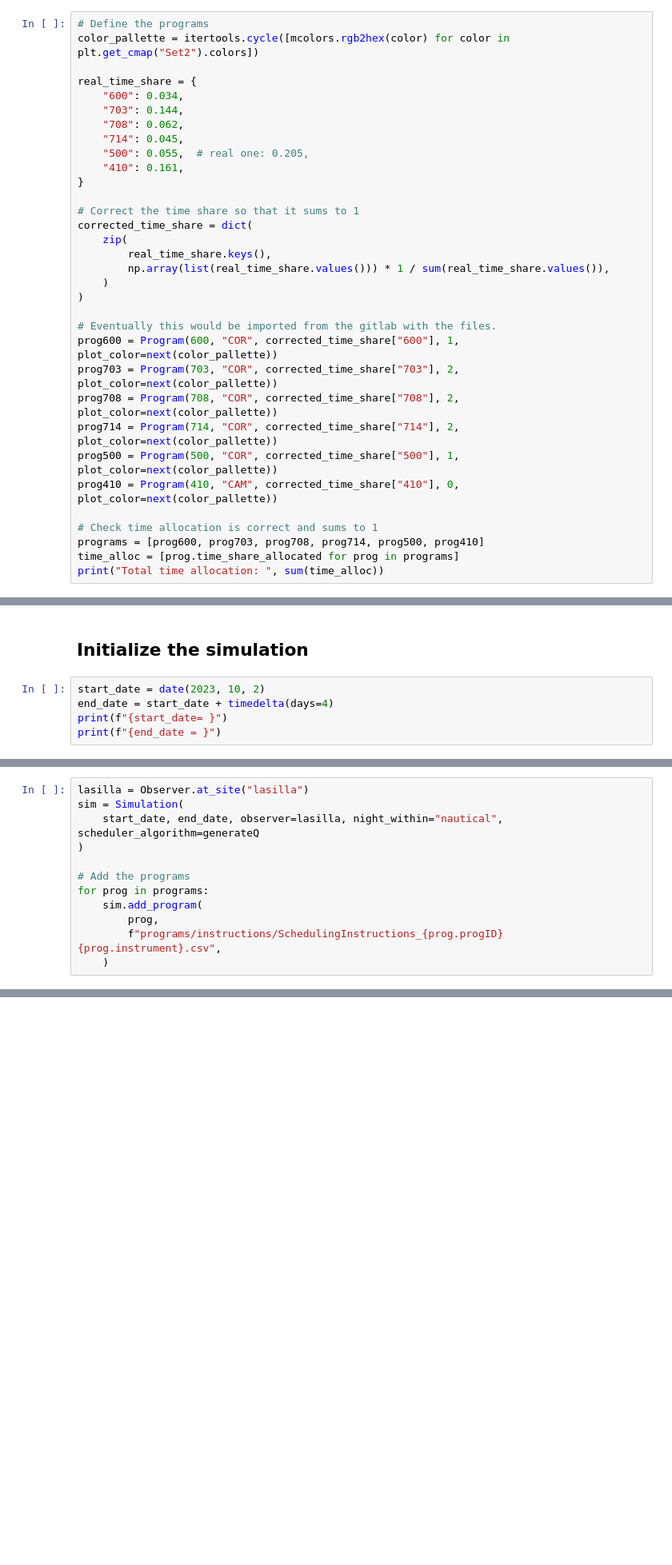
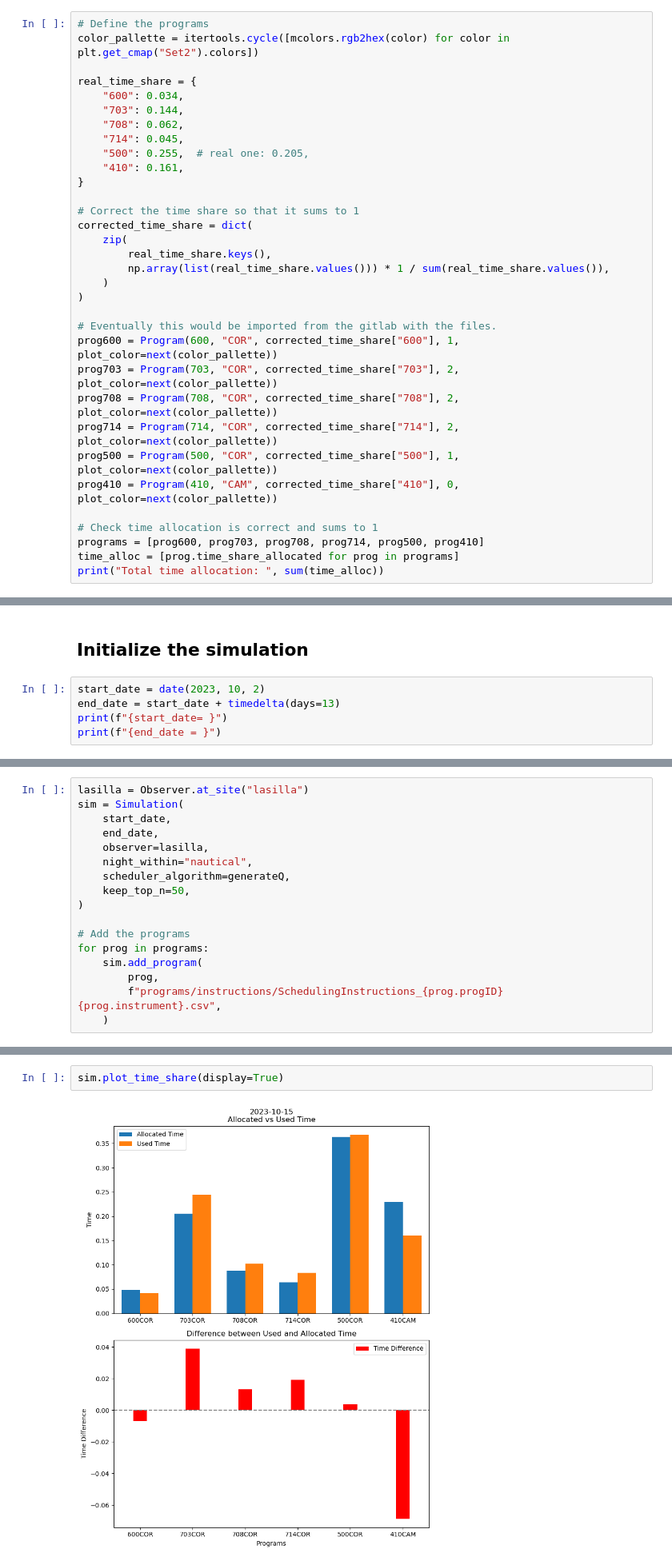
Before and after one commit to nicochunger/SCOPES, a Jupyter notebook: simulation_test.ipynb, the cells around one changed output, grey strips where cells are left out. Shown at 80% size. Cells and saved outputs as stored; diff of their text form; blank space fills up the shorter version.

```diff
--- a/simulation_test.ipynb
+++ b/simulation_test.ipynb
@@ -30,7 +30,7 @@ real_time_share = {
     "703": 0.144,
     "708": 0.062,
     "714": 0.045,
-    "500": 0.055,  # real one: 0.205,
+    "500": 0.255,  # real one: 0.205,
     "410": 0.161,
 }
 
@@ -81,7 +81,7 @@ Program(
 ## Initialize the simulation
 # %%
 start_date = date(2023, 10, 2)
-end_date = start_date + timedelta(days=4)
+end_date = start_date + timedelta(days=13)
 print(f"{start_date= }")
 print(f"{end_date = }")
 # %% [output]
@@ -90,7 +90,12 @@ end_date = datetime.date(2023, 10, 6)
 # %%
 lasilla = Observer.at_site("lasilla")
 sim = Simulation(
-    start_date, end_date, observer=lasilla, night_within="nautical", scheduler_algorithm=generateQ
+    start_date,
+    end_date,
+    observer=lasilla,
+    night_within="nautical",
+    scheduler_algorithm=generateQ,
+    keep_top_n=50,
 )
 
 # Add the programs
@@ -230,0 +158,4 @@ Text(0.5, 1.0, 'Difference between Used and Allocated Time')
+# %%
+sim.plot_time_share(display=True)
+# %% [output]
+[figure, added]
```
Also changed, not shown: parts of 16 cells of this notebook, 2 other files.
